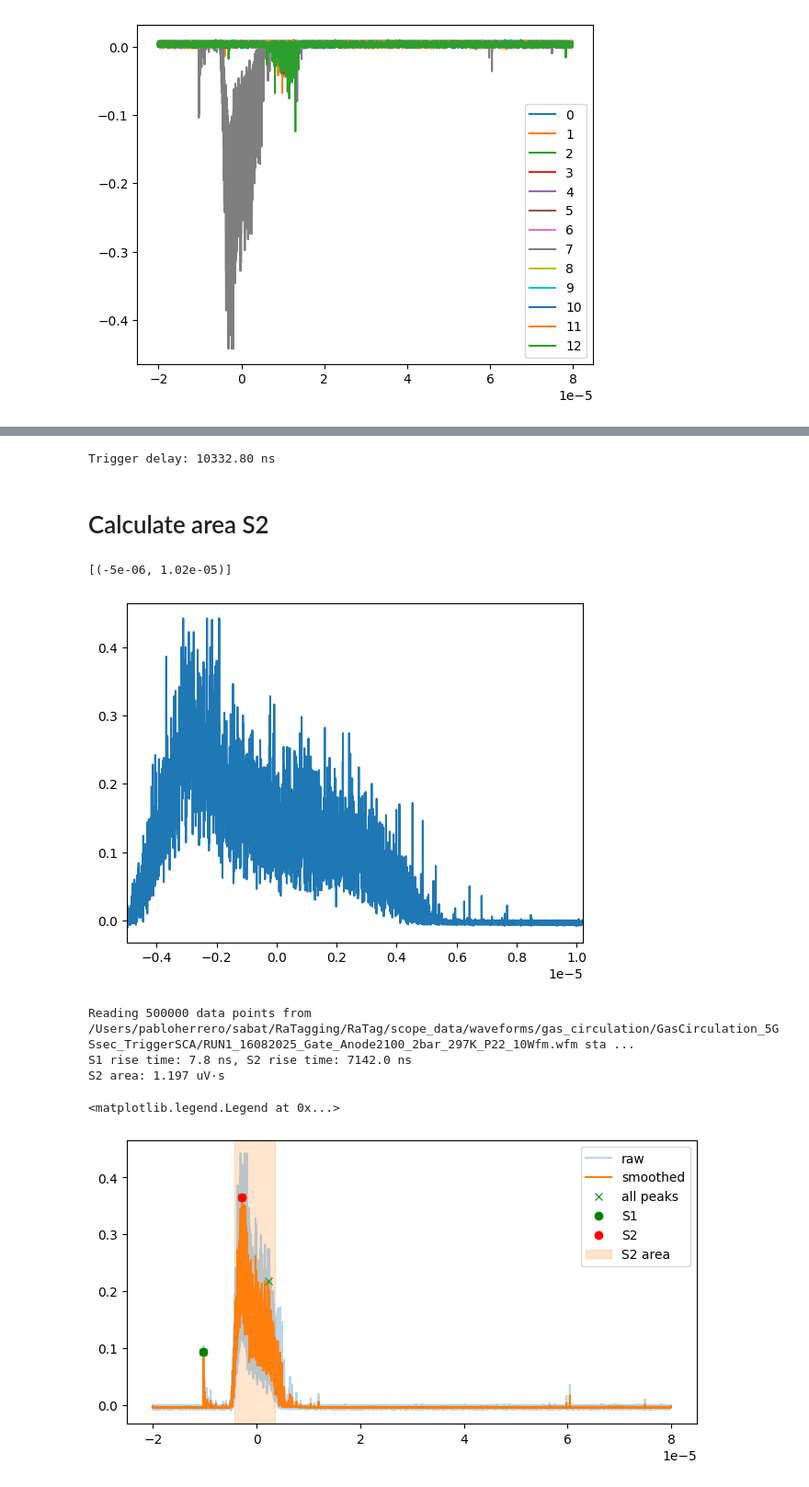
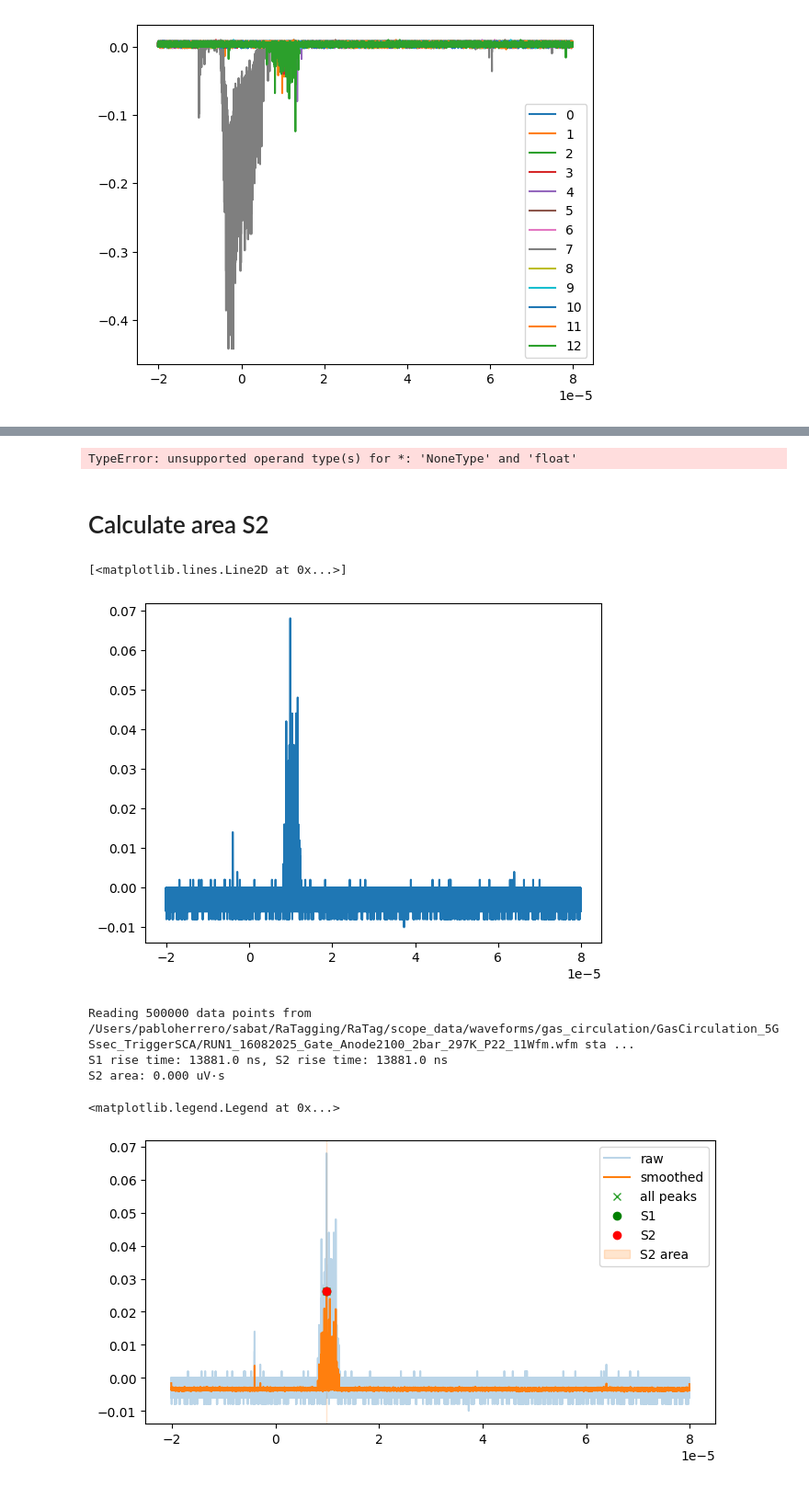
Before and after one commit to proscrite/RaTag, a Jupyter notebook: notebooks/s1s2_rate.ipynb, the cells around one changed output, grey strips where cells are left out. Shown: that part at 92% size. Cells and saved outputs as stored; diff of their text form; code cells hidden in the pictures.

```diff
--- a/notebooks/s1s2_rate.ipynb
+++ b/notebooks/s1s2_rate.ipynb
@@ -8,7 +8,7 @@ from scipy.signal import find_peaks
 trigger_file = '/Users/pabloherrero/sabat/RaTagging/RaTag/scope_data/waveforms/gas_circulation/GasCirculation_5GSsec_TriggerSCA/sca_waveform.wfm'
 trig = wfm2read(trigger_file)
 trig_x, trig_y = trig[1], trig[0]
-trig_y = trig_y / (2* np.max(trig_y))
+trig_y = trig_y / (20* np.max(trig_y))
 
 path = '/Users/pabloherrero/sabat/RaTagging/RaTag/scope_data/waveforms/gas_circulation/GasCirculation_5GSsec_TriggerSCA/*.wfm'
 files = glob(path)
@@ -41,8 +41,8 @@ Reading 500000 data points from /Users/pabloherrero/sabat/RaTagging/RaTag/scope_
 [figure]
 # %%
 # …existing code…
-file7 = files[7]
-wf     = wfm2read(file7)
+file1 = files[1]
+wf     = wfm2read(file1)
 x, y   = wf[1], -wf[0]
 
 # 1) smooth with a simple moving average
@@ -117,11 +117,9 @@ Drift time: 7430.20 ns
 # %%
-file7 = files[7]
-wf = wfm2read(file7)
-x, y = wf[1], -wf[0]
+plt.figure(figsize=(12,6))
 plt.plot(x, y, label=7)
 plt.plot(trig_x, trig_y, label='Trigger', color='black')
 peak_trig = np.argmax(trig_y)
 plt.plot(trig_x[peak_trig], trig_y[peak_trig], 'ro', label='Trigger Peak')
-
+plt.gca().set(xlim=(-0.75e-5, 2.1e-5))
 plt.legend()
 # %% [output]
@@ -130,0 +128,8 @@ Reading 500000 data points from /Users/pabloherrero/sabat/RaTagging/RaTag/scope_
+# %%
+plt.figure(figsize=(12,6))
+plt.plot(x, y, label=7)
+plt.plot(trig_x, trig_y, label='Trigger', color='black')
+peak_trig = np.argmax(trig_y)
+plt.plot(trig_x[peak_trig], trig_y[peak_trig], 'ro', label='Trigger Peak')
+plt.gca().set(xlim=(0.95e-5, 1.1e-5))
+plt.legend()
@@ -135,20 +143,19 @@ s2_amp = y[main_peak] if cond1 and cond2 else None
 s1_amp = y[peaks[0]] if cond1 and cond2 else None
 print(f"Trigger delay: {trigger_delay*1e9:.2f} ns")
 # %% [output]
-Trigger delay: 10332.80 ns
+TypeError: unsupported operand type(s) for *: 'NoneType' and 'float'
 # %% [markdown]
 # Calculate area S2
 # %%
 plt.plot(x, y, label='Waveform')
-plt.gca().set(xlim=(-0.50e-5, 1.02e-5))
 # %% [output]
-[(-5e-06, 1.02e-05)]
+[<matplotlib.lines.Line2D at 0x...>]
-[figure, old version]
+[figure, new version]
 # %%
 # …existing code above…
 
-file7    = files[7]
-wf       = wfm2read(file7)
+file1    = files[1]
+wf       = wfm2read(file1)
 t, V     = wf[1], -wf[0]
 
 # 1) smooth
@@ -190,34 +197,34 @@ s2_t    = t[i_s2];   s2_amp = V_s[i_s2]
 
 # 5) integrate under S2 (between the two 10% crossings)
 base_s2   = np.median(V_s[:i_s2])
 thr10_s2  = base_s2 + 0.1*(s2_amp - base_s2)
 
 # left edge: last sample before S2 crossing up
 left_idx  = np.where(V_s[:i_s2] < thr10_s2)[0][-1]
 # right edge: first sample after S2 crossing back down
 down_rel  = np.where(V_s[i_s2:] < thr10_s2)[0]
 right_idx = i_s2 + (down_rel[0] if down_rel.size else len(V_s)-1)
 
 area_s2 = np.trapz(V[left_idx:right_idx], t[left_idx:right_idx])
 area_s2 *= 1e6  # convert to uV·s
 
 print(f"S1 rise time: {rise_times.min()*1e9:.1f} ns, "
       f"S2 rise time: {rise_times.max()*1e9:.1f} ns")
 print(f"S2 area: {area_s2:.3f} uV·s")
 
 # 6) re-plot
 plt.figure(figsize=(8,4))
 plt.plot(t, V,       alpha=0.3, label='raw')
 plt.plot(t, V_s,               label='smoothed')
 plt.plot(t[peaks], V_s[peaks], 'x', label='all peaks')
 plt.plot(s1_t,     s1_amp,     'go', label='S1')
 plt.plot(s2_t,     s2_amp,     'ro', label='S2')
 plt.axvspan(t[left_idx], t[right_idx],
             color='C1', alpha=0.2, label='S2 area')
 plt.legend()
 # %% [output]
-Reading 500000 data points from /Users/pabloherrero/sabat/RaTagging/RaTag/scope_data/waveforms/gas_circulation/GasCirculation_5GSsec_TriggerSCA/RUN1_16082025_Gate_Anode2100_2bar_297K_P22_10Wfm.wfm sta ...
-S1 rise time: 7.8 ns, S2 rise time: 7142.0 ns
-S2 area: 1.197 uV·s
+Reading 500000 data points from /Users/pabloherrero/sabat/RaTagging/RaTag/scope_data/waveforms/gas_circulation/GasCirculation_5GSsec_TriggerSCA/RUN1_16082025_Gate_Anode2100_2bar_297K_P22_11Wfm.wfm sta ...
+S1 rise time: 13881.0 ns, S2 rise time: 13881.0 ns
+S2 area: 0.000 uV·s
 <matplotlib.legend.Legend at 0x...>
-[figure, old version]
+[figure, new version]
```
Also changed, not shown: parts of 8 cells of this notebook, 4 other files.
